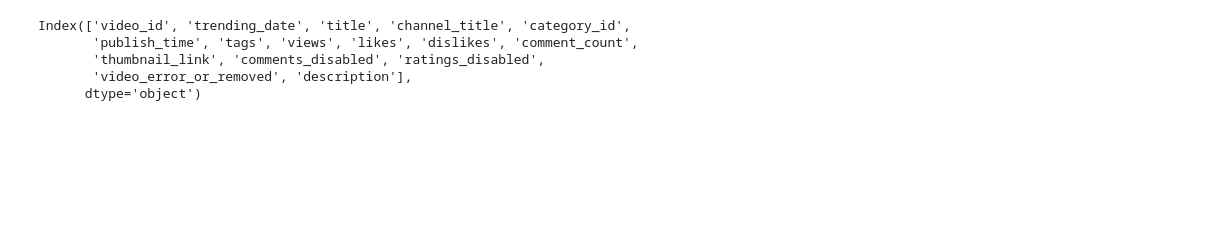
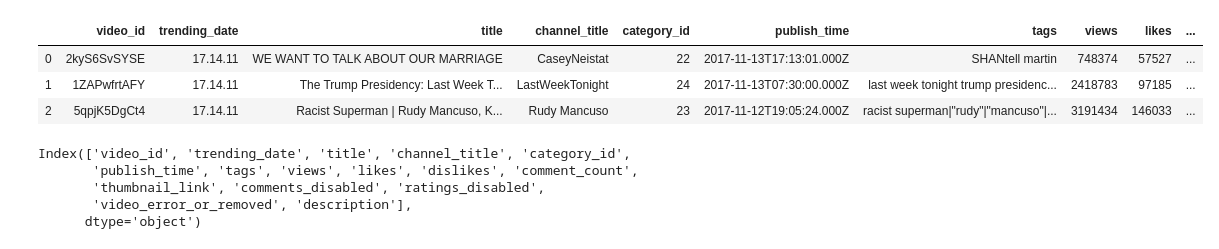
Before and after one commit to paholland/Project_YoutubeVideoStatistics, a Jupyter notebook: Emmanuel/Youtube.ipynb, the cells around one changed output. Cells and saved outputs as stored; diff of their text form; code cells hidden in the pictures; blank space fills up the shorter version.

```diff
--- a/Emmanuel/Youtube.ipynb
+++ b/Emmanuel/Youtube.ipynb
@@ -26 +13,10 @@ data_file_df
+# %%
+#Read the CSV file to get the Data
+data_file_df = pd.read_csv(data_file)
+data_file_df.head(3)
+# %% [output]
+|  | video_id | trending_date | title | channel_title | category_id | publish_time | tags | views | likes | ... |
+| 0 | 2kyS6SvSYSE | 17.14.11 | WE WANT TO TALK ABOUT OUR MARRIAGE | CaseyNeistat | 22 | 2017-11-13T17:13:01.000Z | SHANtell martin | 748374 | 57527 | ... |
+| 1 | 1ZAPwfrtAFY | 17.14.11 | The Trump Presidency: Last Week T... | LastWeekTonight | 24 | 2017-11-13T07:30:00.000Z | last week tonight trump presidenc... | 2418783 | 97185 | ... |
+| 2 | 5qpjK5DgCt4 | 17.14.11 | Racist Superman | Rudy Mancuso, K... | Rudy Mancuso | 23 | 2017-11-12T19:05:24.000Z | racist superman|"rudy"|"mancuso"|... | 3191434 | 146033 | ... |
 # %%
```
Also changed, not shown: parts of 18 cells of this notebook, 2 other files.
